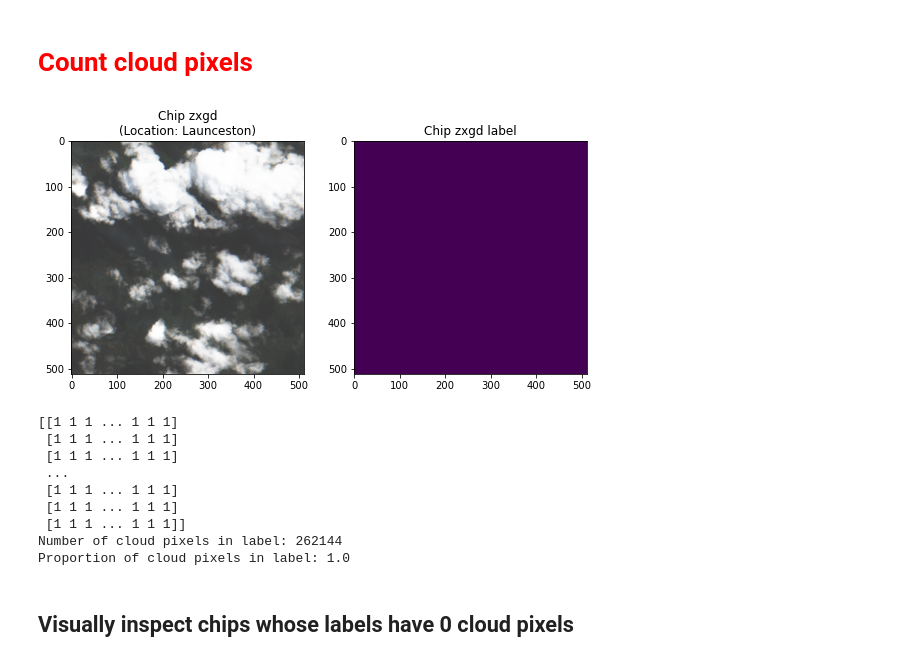
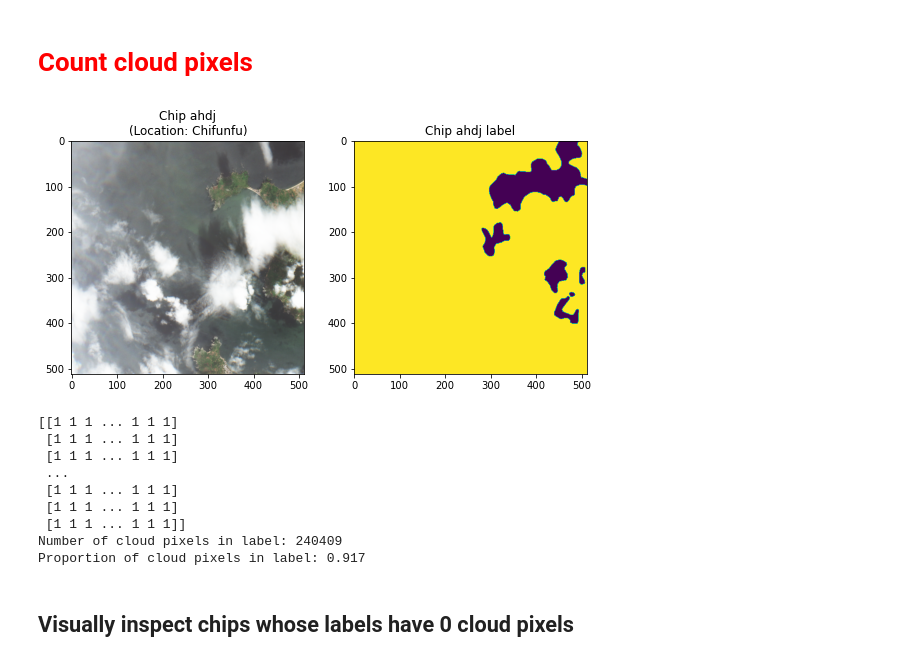
Before and after one commit to kurteulau/ucb_mids_w207_final_project, a Jupyter notebook: notebooks/tutorial_benchmark-Copy2.ipynb, the cells around one changed output. Saved outputs shown, nothing was run; the diff lists cells and outputs as text; code cells hidden in the pictures.

```diff
--- a/notebooks/tutorial_benchmark-Copy2.ipynb
+++ b/notebooks/tutorial_benchmark-Copy2.ipynb
@@ -473,9 +469,9 @@ def display_true_color_label_pixel_count(chip_id, data_dir=TRAIN_FEATURES):
 # %% [markdown]
 <h1><font color='red'>Count cloud pixels<font></h1>
 # %%
-display_true_color_label_pixel_count('zxgd')
+display_true_color_label_pixel_count('ahdj')
 # %% [output]
-[figure, old version]
+[figure, new version]
 [[1 1 1 ... 1 1 1]
  [1 1 1 ... 1 1 1]
  [1 1 1 ... 1 1 1]
@@ -483,8 +479,8 @@ display_true_color_label_pixel_count('zxgd')
  [1 1 1 ... 1 1 1]
  [1 1 1 ... 1 1 1]
  [1 1 1 ... 1 1 1]]
-Number of cloud pixels in label: 262144
-Proportion of cloud pixels in label: 1.0
+Number of cloud pixels in label: 240409
+Proportion of cloud pixels in label: 0.917
 # %%
 display_true_color_label_pixel_count('bvkx')
 # %%
```
Also changed, not shown: parts of 3 cells of this notebook, 1 other file.
